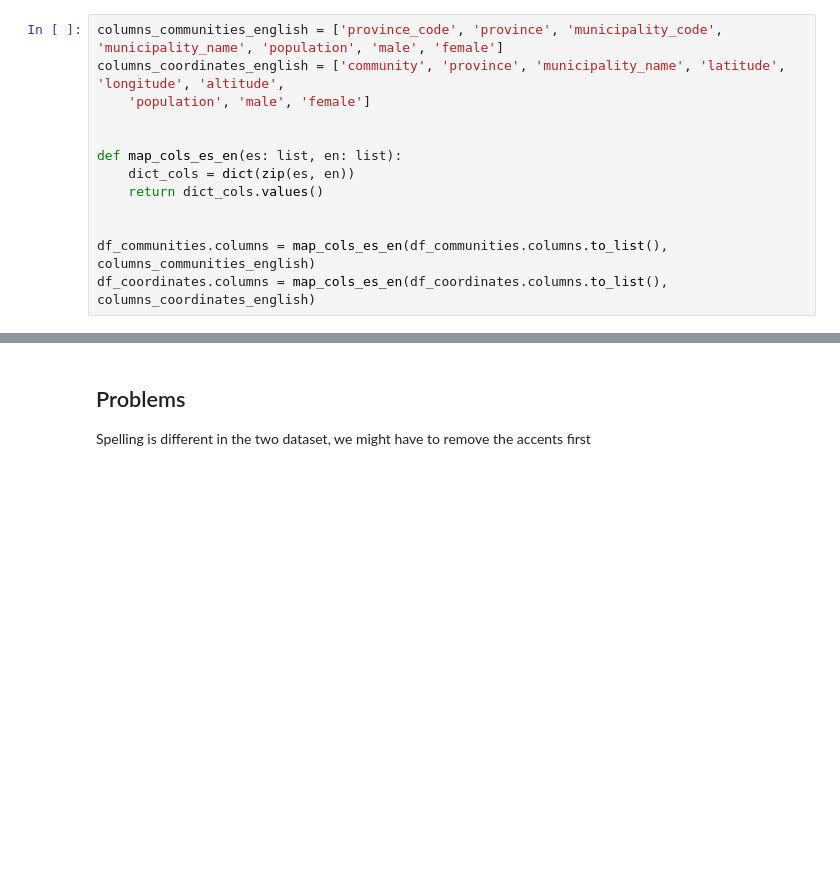
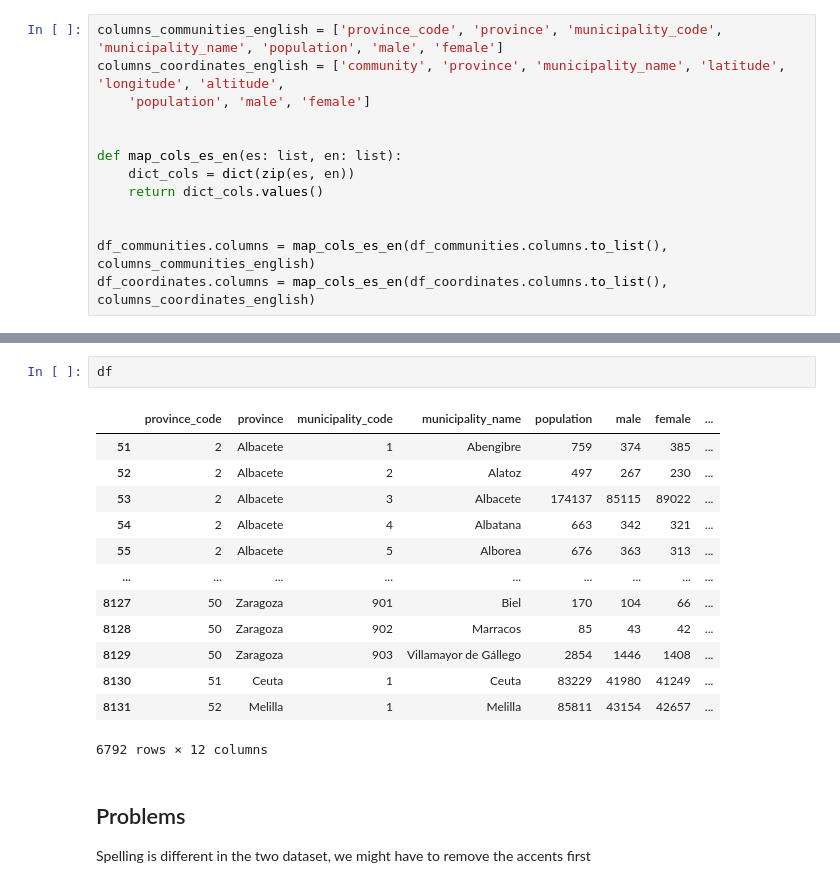
Before and after one commit to marimoysan/ml-pueblos, a Jupyter notebook: notebooks/eda.ipynb, the cells around one changed output, grey strips where cells are left out. Drawn from its saved outputs; the diff is of its cells as text; blank space fills up the shorter version.

```diff
--- a/notebooks/eda.ipynb
+++ b/notebooks/eda.ipynb
@@ -42,3 +106,19 @@ nan_rows
+# %%
+df
+# %% [output]
+|  | province_code | province | municipality_code | municipality_name | population | male | female | ... |
+| 51 | 2 | Albacete | 1 | Abengibre | 759 | 374 | 385 | ... |
+| 52 | 2 | Albacete | 2 | Alatoz | 497 | 267 | 230 | ... |
+| 53 | 2 | Albacete | 3 | Albacete | 174137 | 85115 | 89022 | ... |
+| 54 | 2 | Albacete | 4 | Albatana | 663 | 342 | 321 | ... |
+| 55 | 2 | Albacete | 5 | Alborea | 676 | 363 | 313 | ... |
+| ... | ... | ... | ... | ... | ... | ... | ... | ... |
+| 8127 | 50 | Zaragoza | 901 | Biel | 170 | 104 | 66 | ... |
+| 8128 | 50 | Zaragoza | 902 | Marracos | 85 | 43 | 42 | ... |
+| 8129 | 50 | Zaragoza | 903 | Villamayor de Gállego | 2854 | 1446 | 1408 | ... |
+| 8130 | 51 | Ceuta | 1 | Ceuta | 83229 | 41980 | 41249 | ... |
+| 8131 | 52 | Melilla | 1 | Melilla | 85811 | 43154 | 42657 | ... |
+6792 rows × 12 columns
 # %% [markdown]
 ## Problems
 
```
Also changed, not shown: parts of 13 cells of this notebook, 3 other files.
